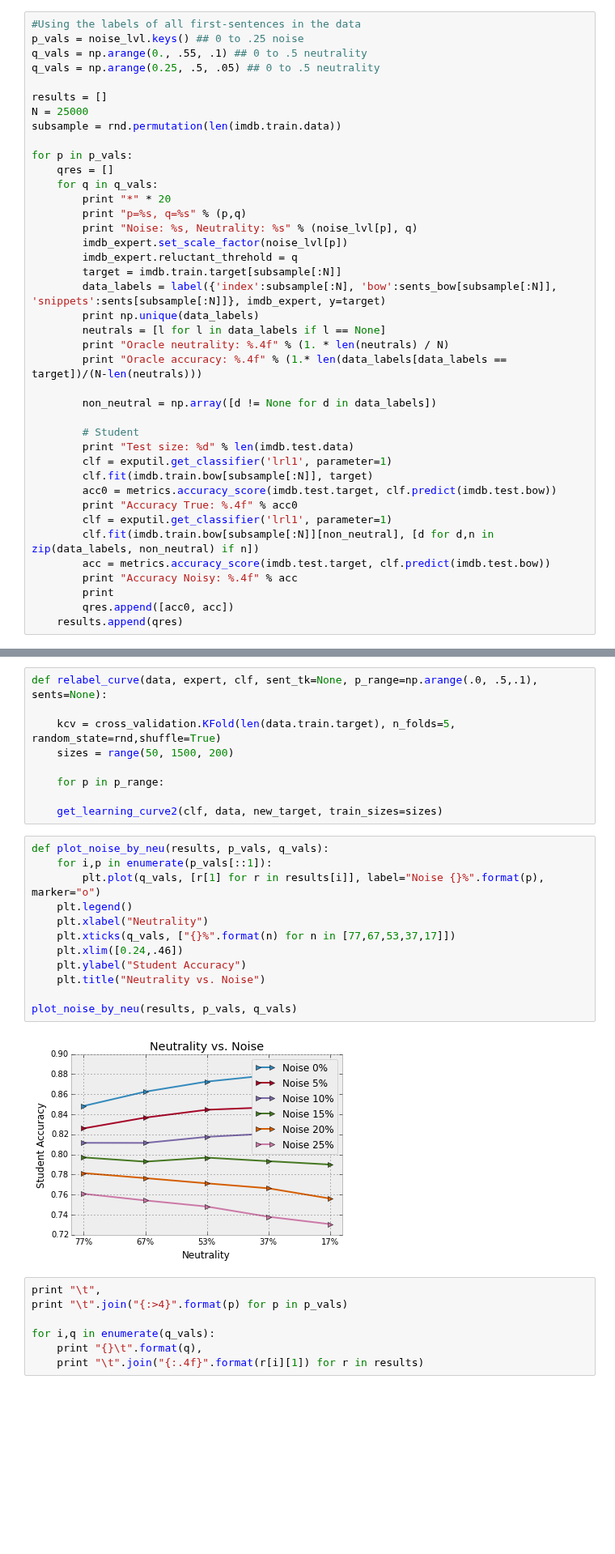
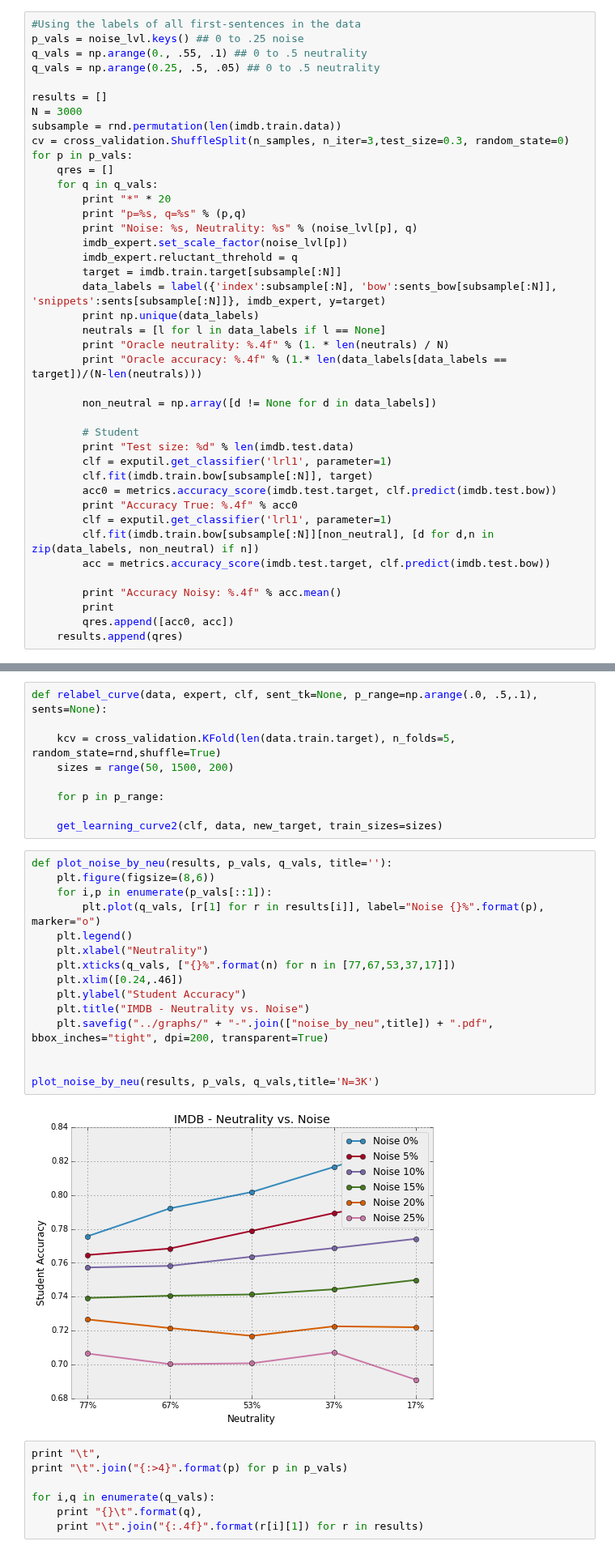
Before and after one commit to mramire8/notebooks, a Jupyter notebook: revisiting/noise_neutral_effect.ipynb, the cells around one changed output, grey strips where cells are left out. Shown at 81% size. Saved outputs shown, nothing was run; the diff lists cells and outputs as text; blank space fills up the shorter version.

```diff
--- a/revisiting/noise_neutral_effect.ipynb
+++ b/revisiting/noise_neutral_effect.ipynb
@@ -204,9 +204,9 @@ q_vals = np.arange(0., .55, .1) ## 0 to .5 neutrality
 q_vals = np.arange(0.25, .5, .05) ## 0 to .5 neutrality
 
 results = []
-N = 25000
+N = 3000
 subsample = rnd.permutation(len(imdb.train.data))
-
+cv = cross_validation.ShuffleSplit(n_samples, n_iter=3,test_size=0.3, random_state=0)
 for p in p_vals:
     qres = []
     for q in q_vals:
@@ -233,7 +233,8 @@ for p in p_vals:
         clf = exputil.get_classifier('lrl1', parameter=1)
         clf.fit(imdb.train.bow[subsample[:N]][non_neutral], [d for d,n in zip(data_labels, non_neutral) if n])
         acc = metrics.accuracy_score(imdb.test.target, clf.predict(imdb.test.bow))
-        print "Accuracy Noisy: %.4f" % acc
+
+        print "Accuracy Noisy: %.4f" % acc.mean()
         print
         qres.append([acc0, acc])
     results.append(qres)
@@ -293,19 +297,22 @@ def relabel_curve(data, expert, clf, sent_tk=None, p_range=np.arange(.0, .5,.1),
 
     get_learning_curve2(clf, data, new_target, train_sizes=sizes)
 # %%
-def plot_noise_by_neu(results, p_vals, q_vals):
+def plot_noise_by_neu(results, p_vals, q_vals, title=''):
+    plt.figure(figsize=(8,6))
     for i,p in enumerate(p_vals[::1]):
         plt.plot(q_vals, [r[1] for r in results[i]], label="Noise {}%".format(p), marker="o")
     plt.legend()
     plt.xlabel("Neutrality")
     plt.xticks(q_vals, ["{}%".format(n) for n in [77,67,53,37,17]])
     plt.xlim([0.24,.46])
     plt.ylabel("Student Accuracy")
-    plt.title("Neutrality vs. Noise")
+    plt.title("IMDB - Neutrality vs. Noise")
+    plt.savefig("../graphs/" + "-".join(["noise_by_neu",title]) + ".pdf", bbox_inches="tight", dpi=200, transparent=True)
 
-plot_noise_by_neu(results, p_vals, q_vals)
+
+plot_noise_by_neu(results, p_vals, q_vals,title='N=3K')
 # %% [output]
-[figure, old version]
+[figure, new version]
 # %%
 print "\t",
 print "\t".join("{:>4}".format(p) for p in p_vals)
```
Also changed, not shown: parts of 24 cells of this notebook, 2 other files.
